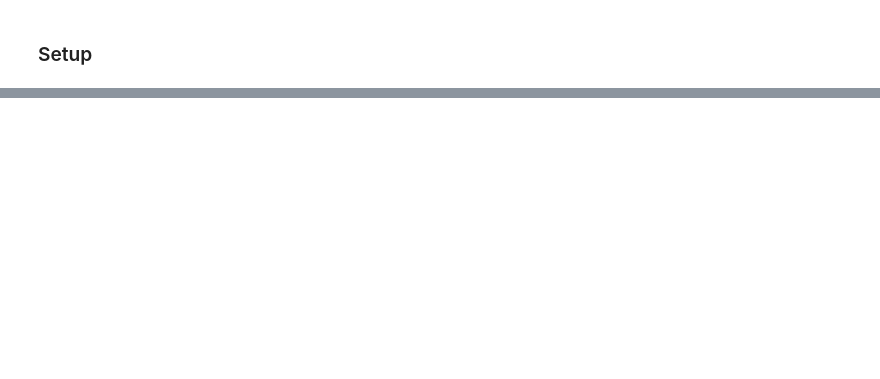
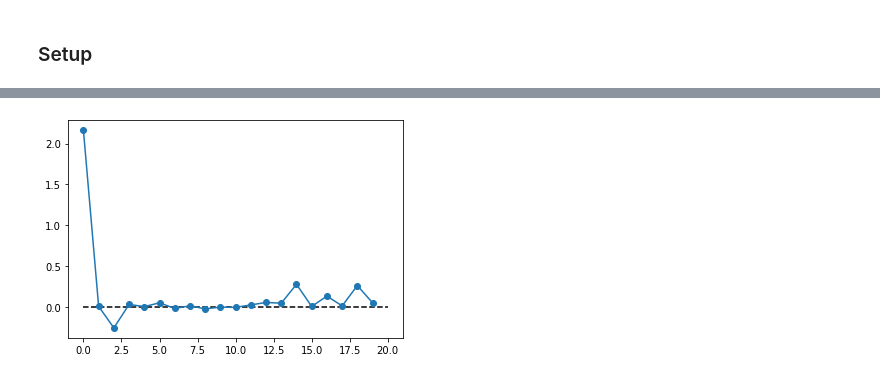
Before and after one commit to dhudsmith/manifold_learning, a Jupyter notebook: source/manifold_learning.ipynb, the cells around one changed output, grey strips where cells are left out. Saved outputs shown, nothing was run; the diff lists cells and outputs as text; code cells hidden in the pictures; blank space fills up the shorter version.

```diff
--- a/source/manifold_learning.ipynb
+++ b/source/manifold_learning.ipynb
@@ -265,0 +132,4 @@ MovieWriter imagemagick unavailable; trying to use <class 'matplotlib.animation.
+# %%
+plot_rel_err(eigs_t, eigs_approx)
+# %% [output]
+[figure, added]
```
Also changed, not shown: parts of 39 cells of this notebook, 3 other files.
